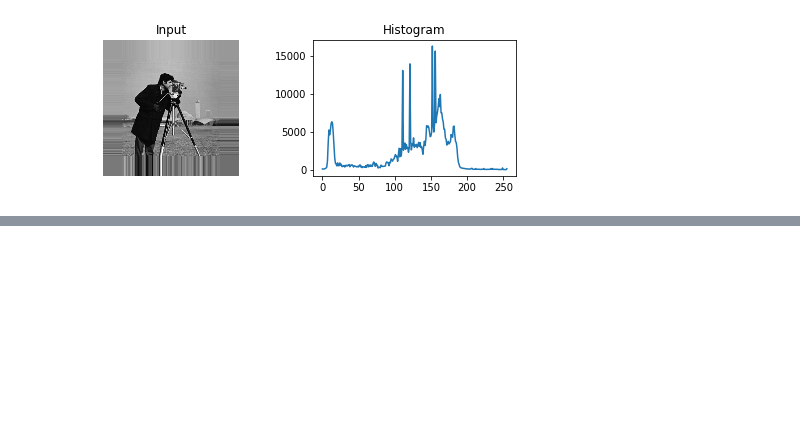
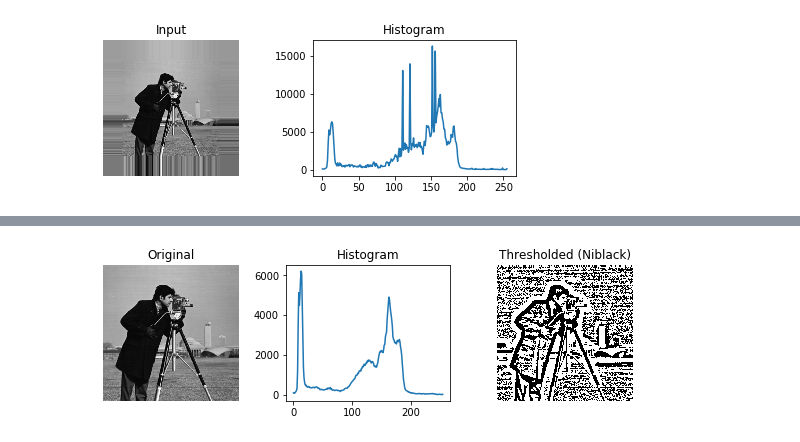
Before and after one commit to BHernandez18/Laboratorios---Procesamiento-de-Imagenes, a Jupyter notebook: Laboratorio 1 - Elementos básicos, Filtros/Laboratorio 1.ipynb, the cells around one changed output, grey strips where cells are left out. Saved outputs shown, nothing was run; the diff lists cells and outputs as text; code cells hidden in the pictures; blank space fills up the shorter version.

```diff
--- a/Laboratorio 1 - Elementos básicos, Filtros/Laboratorio 1.ipynb
+++ b/Laboratorio 1 - Elementos básicos, Filtros/Laboratorio 1.ipynb
@@ -291,0 +352,5 @@ plot_binarized_image(camera_image, binary_image_otsu, 'Isodata', threshold)
+# %%
+binary_image_niblack = niblack_thresholding(camera_image)
+plot_binarized_image(camera_image, binary_image_niblack, 'Niblack')
+# %% [output]
+[figure, added]
```
Also changed, not shown: parts of 5 cells of this notebook.
